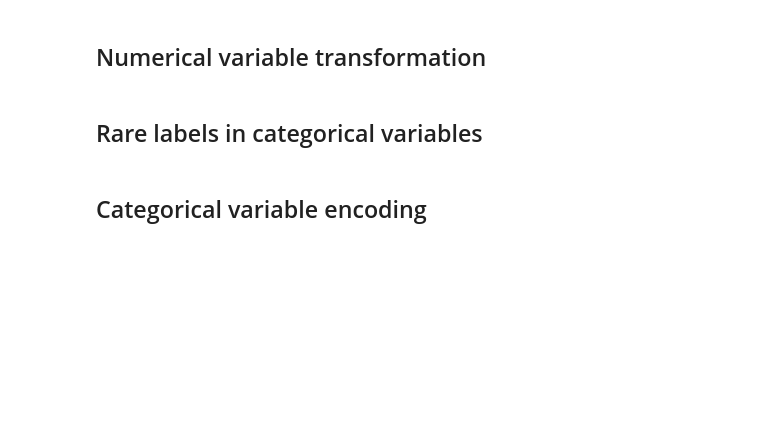
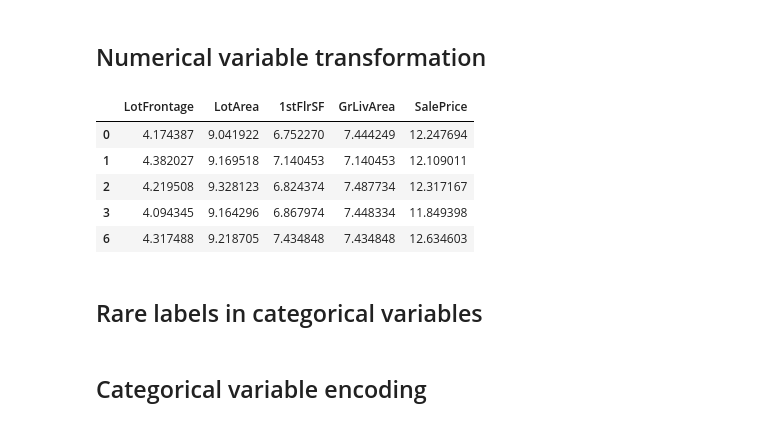
Before and after one commit to mgadaj/ml-house-prices, a Jupyter notebook: notebooks/feature_engineering.ipynb, the cells around one changed output. Saved outputs shown, nothing was run; the diff lists cells and outputs as text; code cells hidden in the pictures; blank space fills up the shorter version.

```diff
--- a/notebooks/feature_engineering.ipynb
+++ b/notebooks/feature_engineering.ipynb
@@ -143,6 +154,15 @@ non_normal_dist_variables = ['LotFrontage', 'LotArea', '1stFlrSF', 'GrLivArea',
 for variable in non_normal_dist_variables:
     X_train[variable] = np.log(X_train[variable])
     X_test[variable] = np.log(X_test[variable])
+# %%
+X_train[non_normal_dist_variables].sort_index().head(5)
+# %% [output]
+|  | LotFrontage | LotArea | 1stFlrSF | GrLivArea | SalePrice |
+| 0 | 4.174387 | 9.041922 | 6.752270 | 7.444249 | 12.247694 |
+| 1 | 4.382027 | 9.169518 | 7.140453 | 7.140453 | 12.109011 |
+| 2 | 4.219508 | 9.328123 | 6.824374 | 7.487734 | 12.317167 |
+| 3 | 4.094345 | 9.164296 | 6.867974 | 7.448334 | 11.849398 |
+| 6 | 4.317488 | 9.218705 | 7.434848 | 7.434848 | 12.634603 |
 # %% [markdown]
 ## Rare labels in categorical variables
 # %%
```
Also changed, not shown: parts of 9 cells of this notebook, 3 other files.
